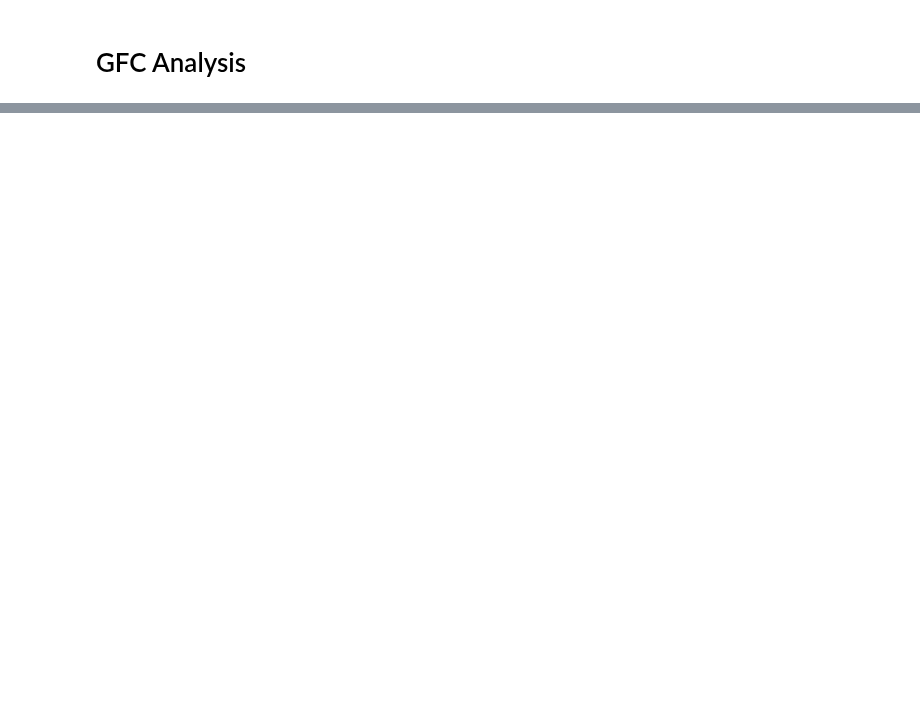
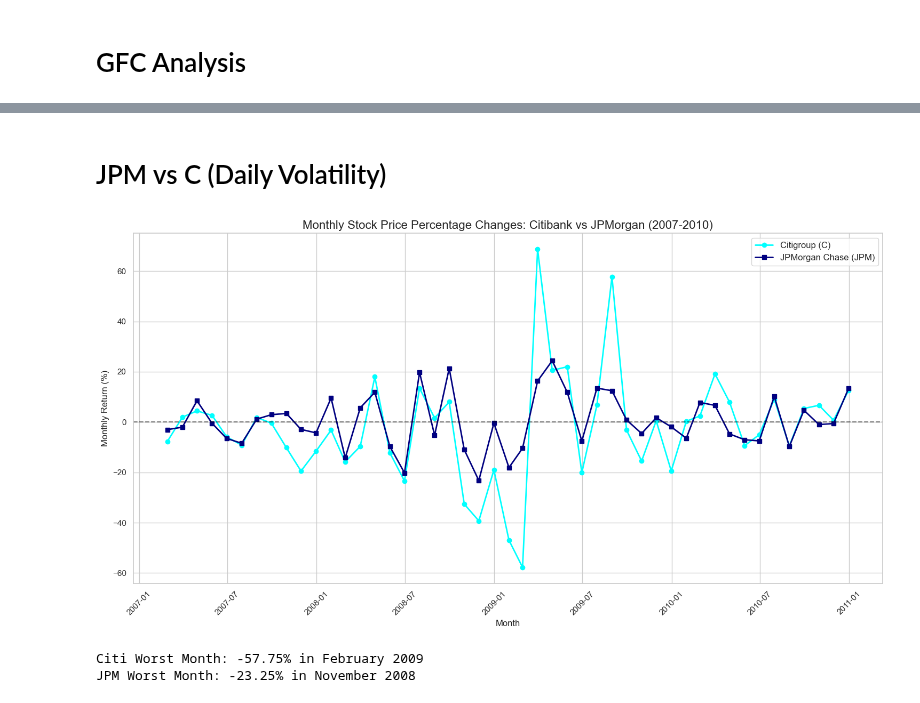
Before and after one commit to ChowchowWorks/DataBusters, a Jupyter notebook: src/gfc_analysis.ipynb, the cells around one changed output, grey strips where cells are left out. Saved outputs shown, nothing was run; the diff lists cells and outputs as text; code cells hidden in the pictures; blank space fills up the shorter version.

```diff
--- a/src/gfc_analysis.ipynb
+++ b/src/gfc_analysis.ipynb
@@ -67,0 +190,42 @@ All datasets loaded and plotted successfully.
+# %% [markdown]
+# JPM vs C (Daily Volatility)
+# %%
+def get_monthly_returns(filepath):
+    # Load data (Stock CSVs have 3 header rows)
+    df = pd.read_csv(filepath, skiprows=3, names=['Date', 'Close', 'High', 'Low', 'Open', 'Volume'])
+    df['Date'] = pd.to_datetime(df['Date'])
+    df = df.set_index('Date')
+
+    # Filter for the crisis period (2007-2010)
+    df['Close'] = pd.to_numeric(df['Close'], errors='coerce')
+    df_filtered = df.loc['2007-01-01':'2010-12-31'].copy()
+
+    # Aggregate to monthly prices (using the last trading day's close for each month)
+    monthly_prices = df_filtered['Close'].resample('ME').last()
+
+    # Calculate month-over-month percentage change
+    return monthly_prices.pct_change() * 100
+# 1. Calculate monthly returns for Citibank and JPMorgan
+c_returns = get_monthly_returns("../data/C.csv")
+jpm_returns = get_monthly_returns("../data/JPM.csv")
+# 2. Plot the comparison
+plt.figure(figsize=(15, 8))
+plt.plot(c_returns, label='Citigroup (C)', marker='o', color='cyan', linewidth=2)
+plt.plot(jpm_returns, label='JPMorgan Chase (JPM)', marker='s', color='navy', linewidth=2)
+# Add a dashed line at 0% to represent no change
+plt.axhline(0, color='black', linewidth=1.5, linestyle='--', alpha=0.5)
+plt.title('Monthly Stock Price Percentage Changes: Citibank vs JPMorgan (2007-2010)', fontsize=16)
+plt.ylabel('Monthly Return (%)', fontsize=12)
+plt.xlabel('Month', fontsize=12)
+plt.legend(fontsize=12)
+# Rotate x-axis labels for readability
+plt.xticks(rotation=45)
+plt.tight_layout()
+plt.show()
+# 3. Print summaries for context
+print(f"Citi Worst Month: {c_returns.min():.2f}% in {c_returns.idxmin().strftime('%B %Y')}")
+print(f"JPM Worst Month: {jpm_returns.min():.2f}% in {jpm_returns.idxmin().strftime('%B %Y')}")
+# %% [output]
+[figure, added]
+Citi Worst Month: -57.75% in February 2009
+JPM Worst Month: -23.25% in November 2008
```
Also changed, not shown: parts of 9 cells of this notebook.
